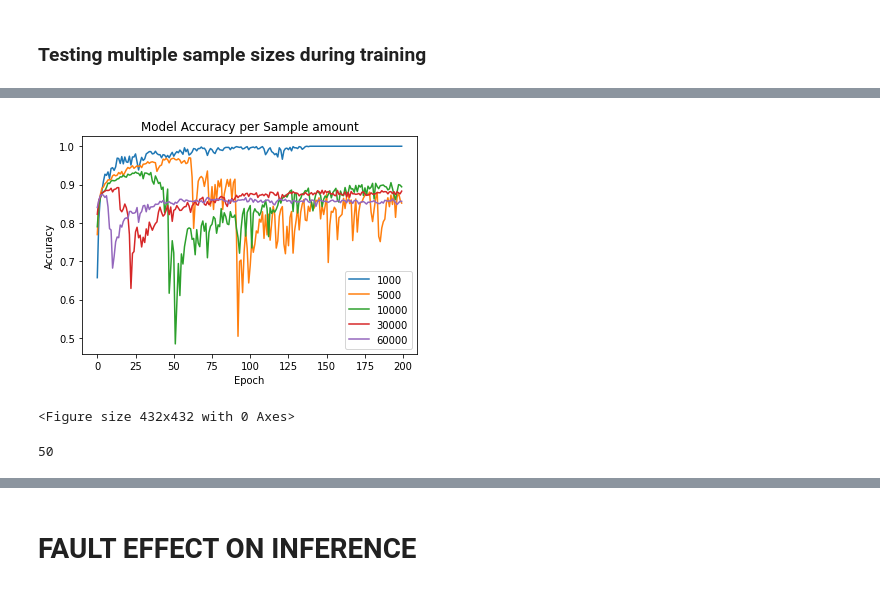
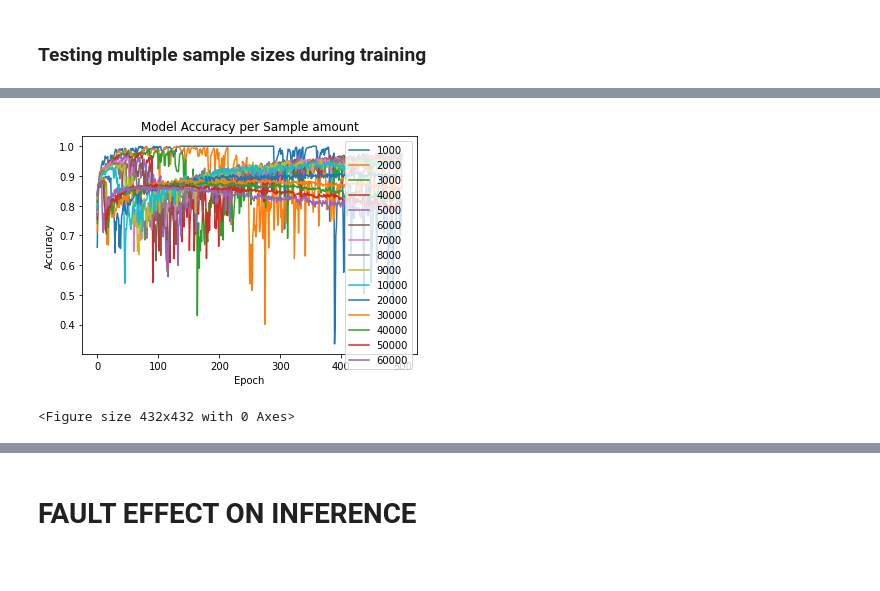
Before and after one commit to dPhanekham/tf2_error_injection, a Jupyter notebook: iris_inject_errors/mnist_fashion_fault_injection.ipynb, the cells around one changed output, grey strips where cells are left out. Saved outputs shown, nothing was run; the diff lists cells and outputs as text; code cells hidden in the pictures.

Commit message:
ran error tests

```diff
--- a/iris_inject_errors/mnist_fashion_fault_injection.ipynb
+++ b/iris_inject_errors/mnist_fashion_fault_injection.ipynb
@@ -100,21 +101,31 @@ def train_step(model, optimizer, loss_object, x, y):
   return loss_value
 
 
-def train(model, optimizer, loss_object, inputs, epochs=50):
+def train(model, optimizer, loss_object, inputs, epochs=50, validation_set=None):
   train_loss_results = []
   train_accuracy_results = []
+  validation_loss_results = []
+  validation_accuracy_results = []
+
+  if validation_set:
+    val_data, val_labels = validation_set
 
   for epoch in range(epochs):
     epoch_loss_avg = tf.keras.metrics.Mean()
     epoch_accuracy = tf.keras.metrics.SparseCategoricalAccuracy()
     # Training loop - using batches of 32
-    for x, y in train_dataset:
+    for x, y in inputs:
       loss = train_step(model, optimizer, loss_object, x, y)
       epoch_loss_avg(loss)
       epoch_accuracy(y, model(x))
 
     train_loss_results.append(epoch_loss_avg.result())
     train_accuracy_results.append(epoch_accuracy.result())
+
+    if validation_set:
+      test_loss, test_acc = model.evaluate(val_data,  val_labels, verbose=0)
+      validation_accuracy_results.append(test_acc)
+      validation_loss_results.append(test_loss)
 
     if epoch % 100 == 0:
 
@@ -123,7 +134,7 @@ def train(model, optimizer, loss_object, inputs, epochs=50):
                                                                 epoch_loss_avg.result(),
                                                                 epoch_accuracy.result()))
 
-  train_history = (train_loss_results, train_accuracy_results)
+  train_history = (train_loss_results, train_accuracy_results, validation_loss_results, validation_accuracy_results)
   return train_history
 # %%
 train_images[0:100,:,:].shape
@@ -257,7 +271,7 @@ for error_rate in error_rates:
     optimizer = tf.keras.optimizers.Adam()
 
     num_epochs = 300
-    error_train_history_tmp = train(test_model, optimizer, loss_object, train_dataset, epochs=num_epochs)
+    error_train_history_tmp = train(test_model, optimizer, loss_object, train_dataset, epochs=num_epochs, validation_set=(test_images, test_labels))
 
 
 #     train_history_tmp = test_model.fit(x=train_images, y=train_labels, epochs=num_epochs,
@@ -358,9 +370,9 @@ plt.show()
 ### Testing multiple sample sizes during training
 # %%
 error_rate = 0.0005
-num_epochs = 200
+num_epochs = 500
 
-sample_sizes = [1000, 5000, 10000, 30000, 60000]
+sample_sizes = [1000, 2000, 3000, 4000, 5000, 6000, 7000, 8000, 9000, 10000, 20000, 30000, 40000, 50000, 60000]
 sample_size_train_history = []
 # %%
 for sample_size in sample_sizes:
@@ -389,7 +401,7 @@ for sample_size in sample_sizes:
     optimizer = tf.keras.optimizers.Adam()
 
 
-    sample_size_history_tmp = train(test_model, optimizer, loss_object, train_dataset, epochs=num_epochs)
+    sample_size_history_tmp = train(test_model, optimizer, loss_object, train_dataset, epochs=num_epochs, validation_set=(test_images, test_labels))
 
 
 #     train_history_tmp = test_model.fit(x=train_images, y=train_labels, epochs=num_epochs,
@@ -418,27 +430,29 @@ Epoch 100: Loss: 3359792640.000, Accuracy: 86.417%
 # %%
 # plt.plot(train_history.history['loss'])
 plt.plot(sample_size_train_history[0][1])
 plt.plot(sample_size_train_history[1][1])
 plt.plot(sample_size_train_history[2][1])
 plt.plot(sample_size_train_history[3][1])
 plt.plot(sample_size_train_history[4][1])
+plt.plot(sample_size_train_history[5][1])
+plt.plot(sample_size_train_history[6][1])
+plt.plot(sample_size_train_history[7][1])
+plt.plot(sample_size_train_history[8][1])
+plt.plot(sample_size_train_history[9][1])
+plt.plot(sample_size_train_history[10][1])
+plt.plot(sample_size_train_history[11][1])
+plt.plot(sample_size_train_history[12][1])
+plt.plot(sample_size_train_history[13][1])
+plt.plot(sample_size_train_history[14][1])
 # plt.plot(error_rate_train_history[5][1])
 plt.title('Model Accuracy per Sample amount')
 plt.ylabel('Accuracy')
 plt.xlabel('Epoch')
-plt.legend([
-            f'1000',
-            f'5000',
-            f'10000',
-            f'30000',
-            f'60000'
-            ])
+plt.legend(
+['1000', '2000', '3000', '4000', '5000', '6000', '7000', '8000', '9000', '10000', '20000', '30000', '40000', '50000', '60000']
+            )
 plt.figure(figsize=(6, 6))
 plt.show()
 # %% [output]
-[figure, old version]
+[figure, new version]
 <Figure size 432x432 with 0 Axes>
-# %%
-len(error_rate_train_history[0][0])
-# %% [output]
-50
```
Also changed, not shown: parts of 19 cells of this notebook, 3 other files.
